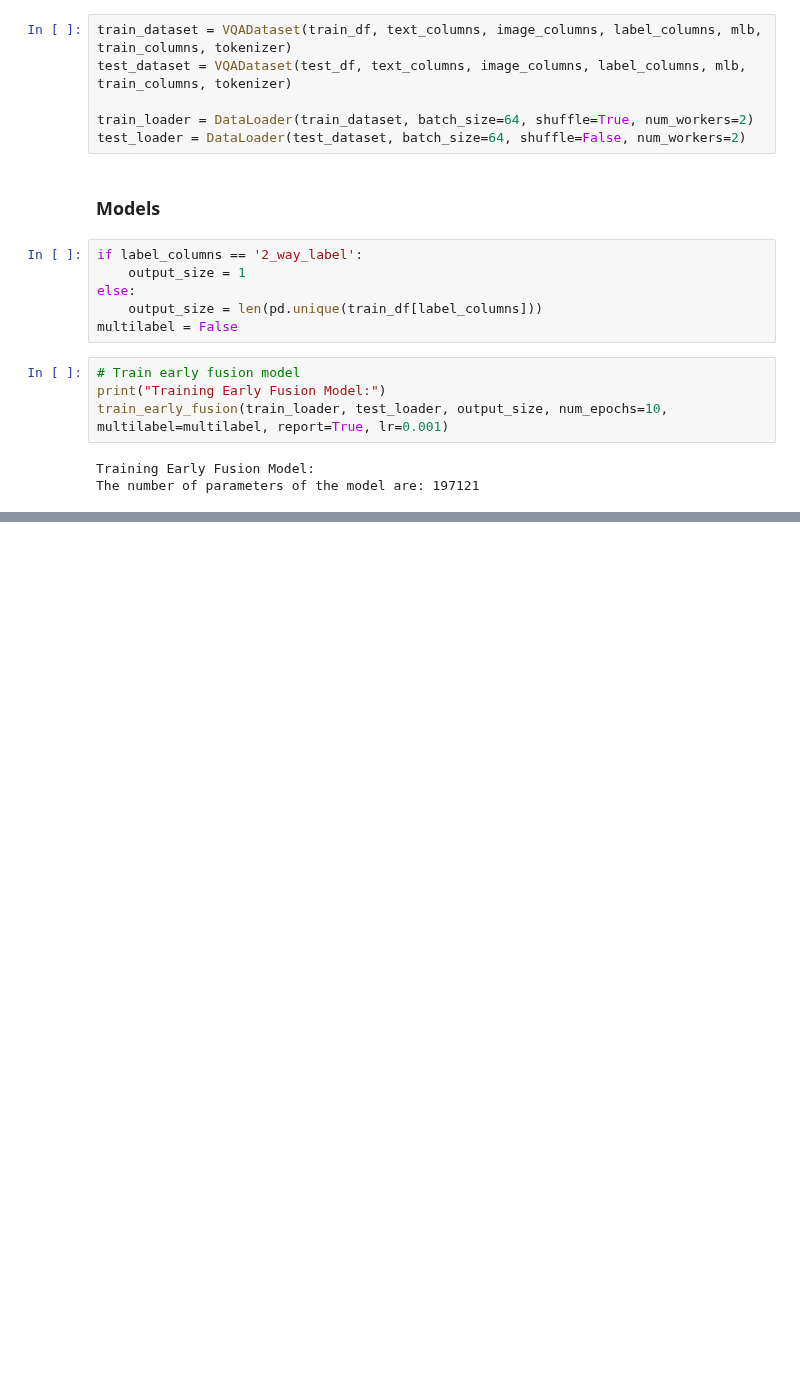
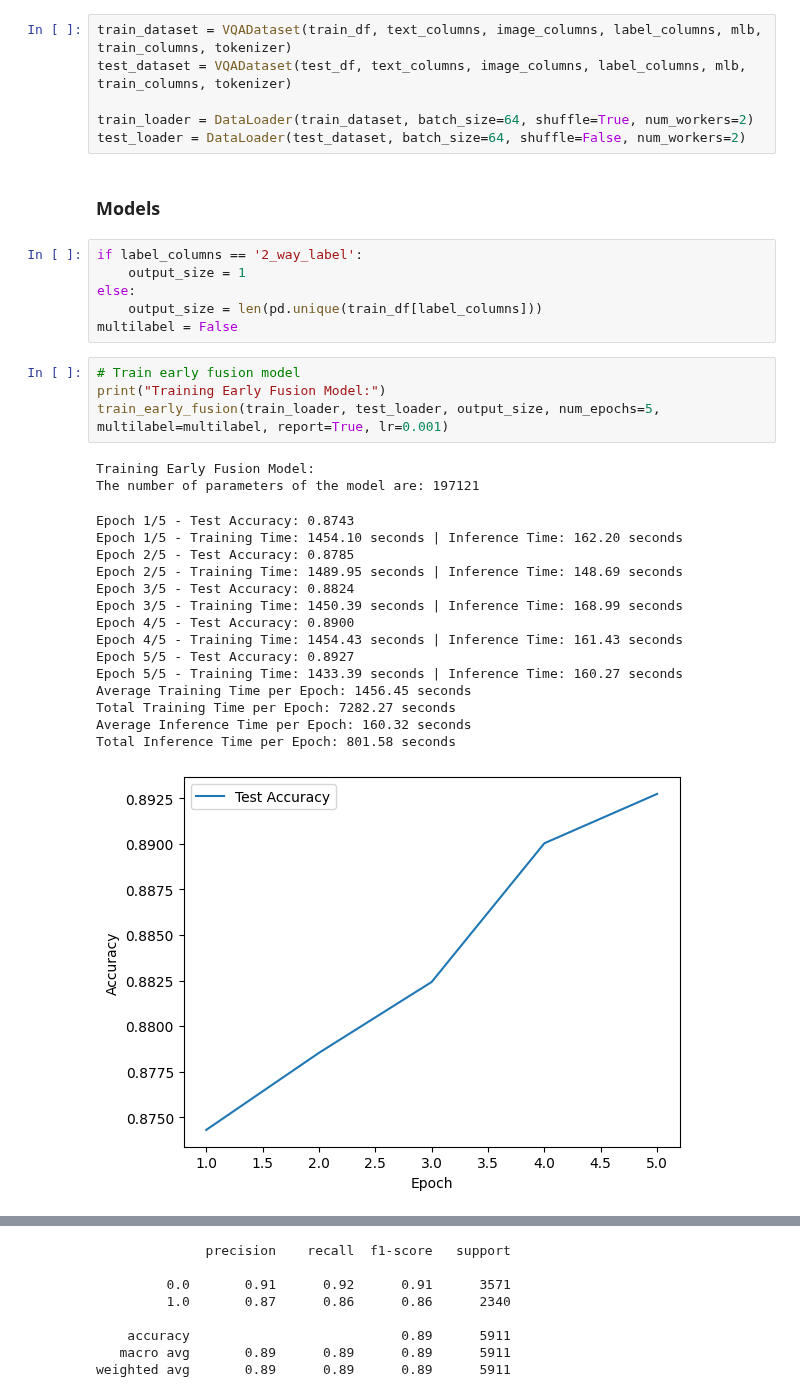
Before and after one commit to dsrestrepo/Foundational-Multimodal-Fusion-Benchmark, a Jupyter notebook: full_model_fakeddit.ipynb, the cells around one changed output, grey strips where cells are left out. Cells and saved outputs as stored; diff of their text form; blank space fills up the shorter version.

```diff
--- a/full_model_fakeddit.ipynb
+++ b/full_model_fakeddit.ipynb
@@ -97,7 +97,22 @@ multilabel = False
 # %%
 # Train early fusion model
 print("Training Early Fusion Model:")
-train_early_fusion(train_loader, test_loader, output_size, num_epochs=10, multilabel=multilabel, report=True, lr=0.001)
+train_early_fusion(train_loader, test_loader, output_size, num_epochs=5, multilabel=multilabel, report=True, lr=0.001)
 # %% [output]
 Training Early Fusion Model:
 The number of parameters of the model are: 197121
+Epoch 1/5 - Test Accuracy: 0.8743
+Epoch 1/5 - Training Time: 1454.10 seconds | Inference Time: 162.20 seconds
+Epoch 2/5 - Test Accuracy: 0.8785
+Epoch 2/5 - Training Time: 1489.95 seconds | Inference Time: 148.69 seconds
+Epoch 3/5 - Test Accuracy: 0.8824
+Epoch 3/5 - Training Time: 1450.39 seconds | Inference Time: 168.99 seconds
+Epoch 4/5 - Test Accuracy: 0.8900
+Epoch 4/5 - Training Time: 1454.43 seconds | Inference Time: 161.43 seconds
+Epoch 5/5 - Test Accuracy: 0.8927
+Epoch 5/5 - Training Time: 1433.39 seconds | Inference Time: 160.27 seconds
+Average Training Time per Epoch: 1456.45 seconds
+Total Training Time per Epoch: 7282.27 seconds
+Average Inference Time per Epoch: 160.32 seconds
+Total Inference Time per Epoch: 801.58 seconds
+[figure, added]
@@ -104,3 +121,11 @@ The number of parameters of the model are: 197121
+              precision    recall  f1-score   support
+
+         0.0       0.91      0.92      0.91      3571
+         1.0       0.87      0.86      0.86      2340
+
+    accuracy                           0.89      5911
+   macro avg       0.89      0.89      0.89      5911
+weighted avg       0.89      0.89      0.89      5911
 # %%
 # Train late fusion model
 print("Training Late Fusion Model:")
```
Also changed, not shown: parts of 2 cells of this notebook.
